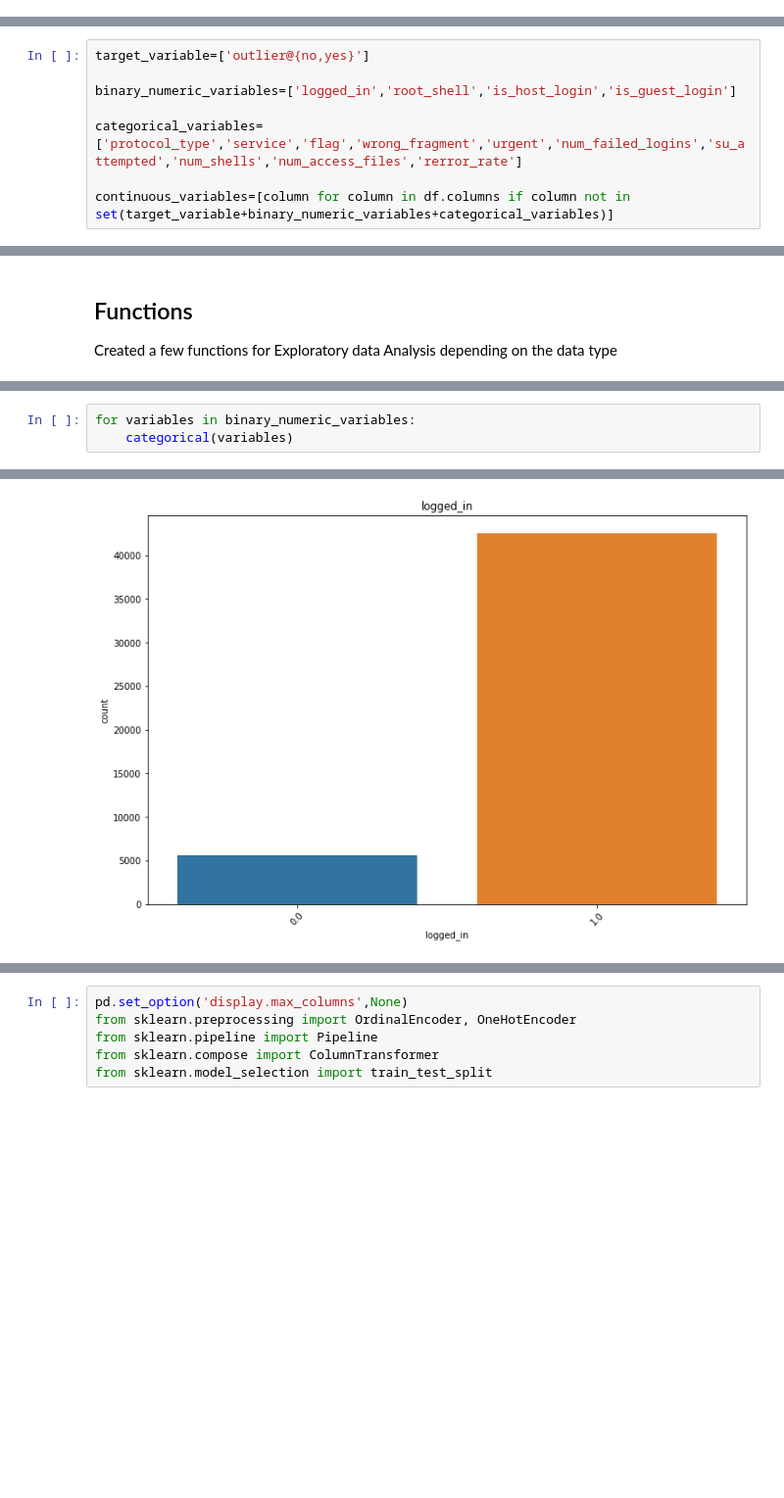
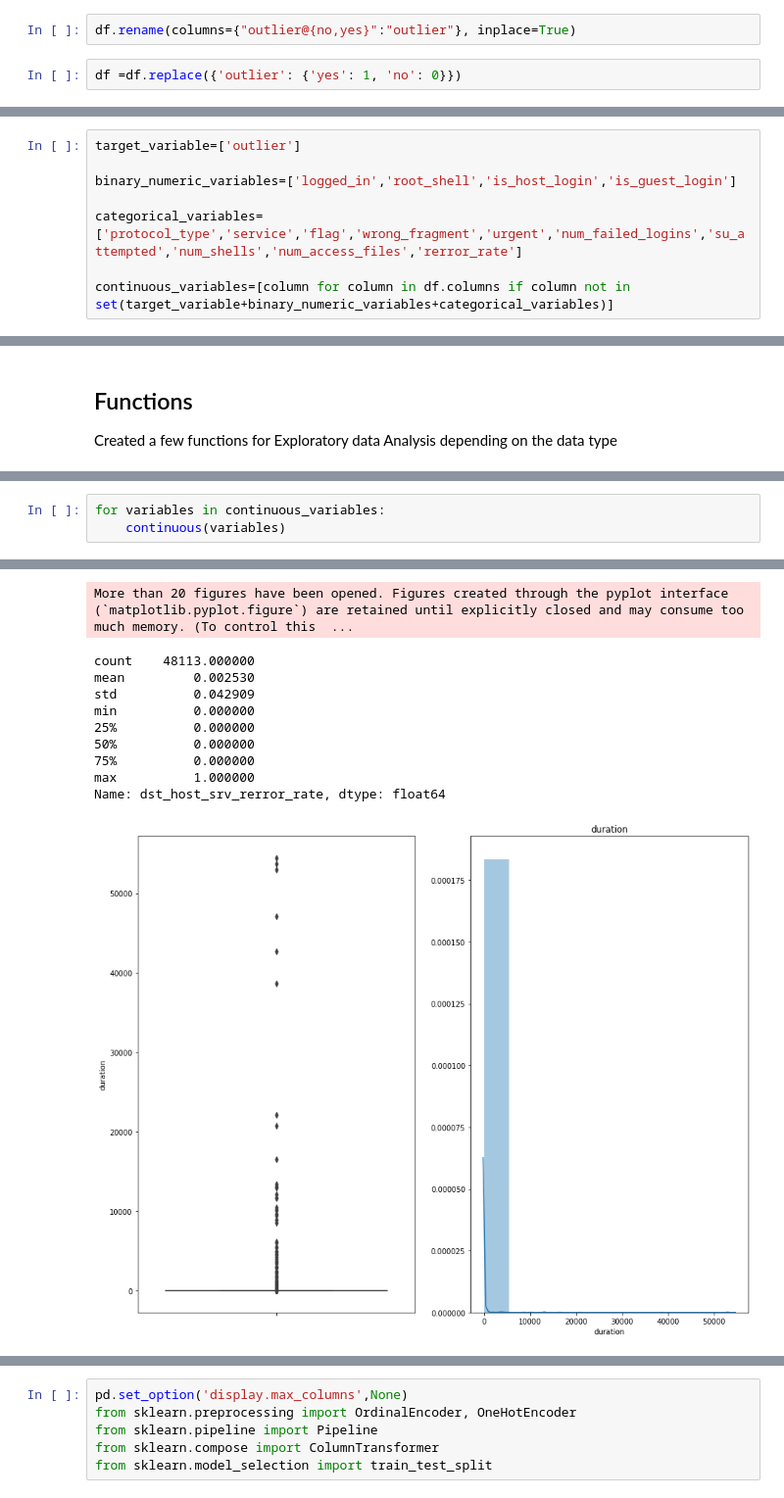
Before and after one commit to alvin20142/Intrusion_Detection, a Jupyter notebook: Project 4.ipynb, the cells around one changed output, grey strips where cells are left out. Shown at 98% size. Drawn from its saved outputs; the diff is of its cells as text; blank space fills up the shorter version.

```diff
--- a/Project 4.ipynb
+++ b/Project 4.ipynb
@@ -106,3 +108,7 @@ Seeing how there are a couple of columns that have only 1 value, I feel we can r
 # %%
 single_value_variable=['land','num_outbounds_cmds']
 df=df.drop(columns=single_value_variable)
+# %%
+df.rename(columns={"outlier@{no,yes}":"outlier"}, inplace=True)
+# %%
+df =df.replace({'outlier': {'yes': 1, 'no': 0}})
@@ -129,5 +162,5 @@ memory usage: 14.7+ MB
 # %%
-target_variable=['outlier@{no,yes}']
+target_variable=['outlier']
 
 binary_numeric_variables=['logged_in','root_shell','is_host_login','is_guest_login']
 
@@ -182,4 +384,4 @@ Name: outlier@{no,yes}, dtype: int64
 # %%
-for variables in binary_numeric_variables:
-    categorical(variables)
+for variables in continuous_variables:
+    continuous(variables)
 # %% [output]
@@ -198 +445,11 @@ Name: is_guest_login, dtype: int64
+More than 20 figures have been opened. Figures created through the pyplot interface (`matplotlib.pyplot.figure`) are retained until explicitly closed and may consume too much memory. (To control this  ...
+count    48113.000000
+mean         0.002530
+std          0.042909
+min          0.000000
+25%          0.000000
+50%          0.000000
+75%          0.000000
+max          1.000000
+Name: dst_host_srv_rerror_rate, dtype: float64
-[figure, old version]
+[figure, new version]
```
Also changed, not shown: parts of 83 cells of this notebook.
